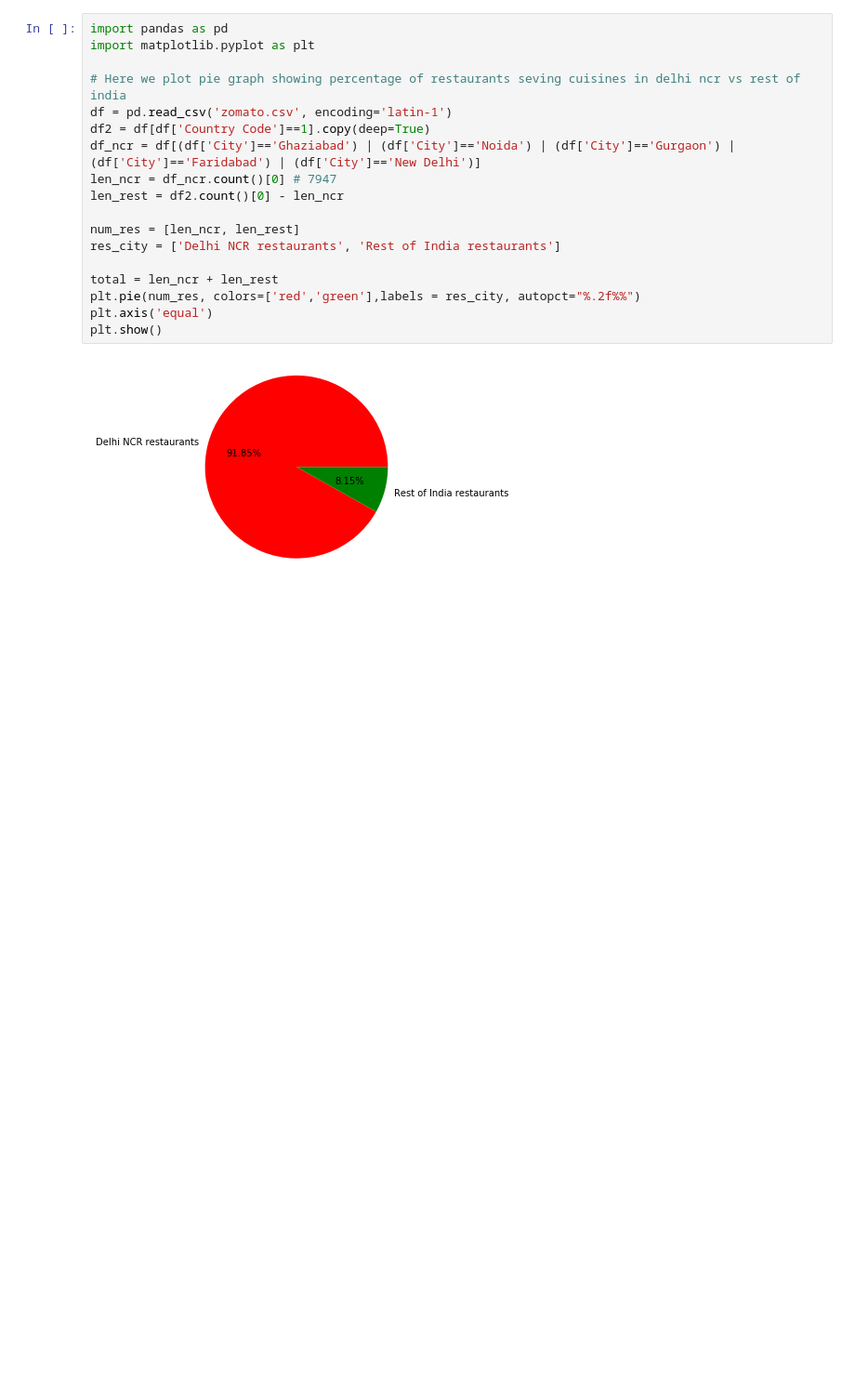
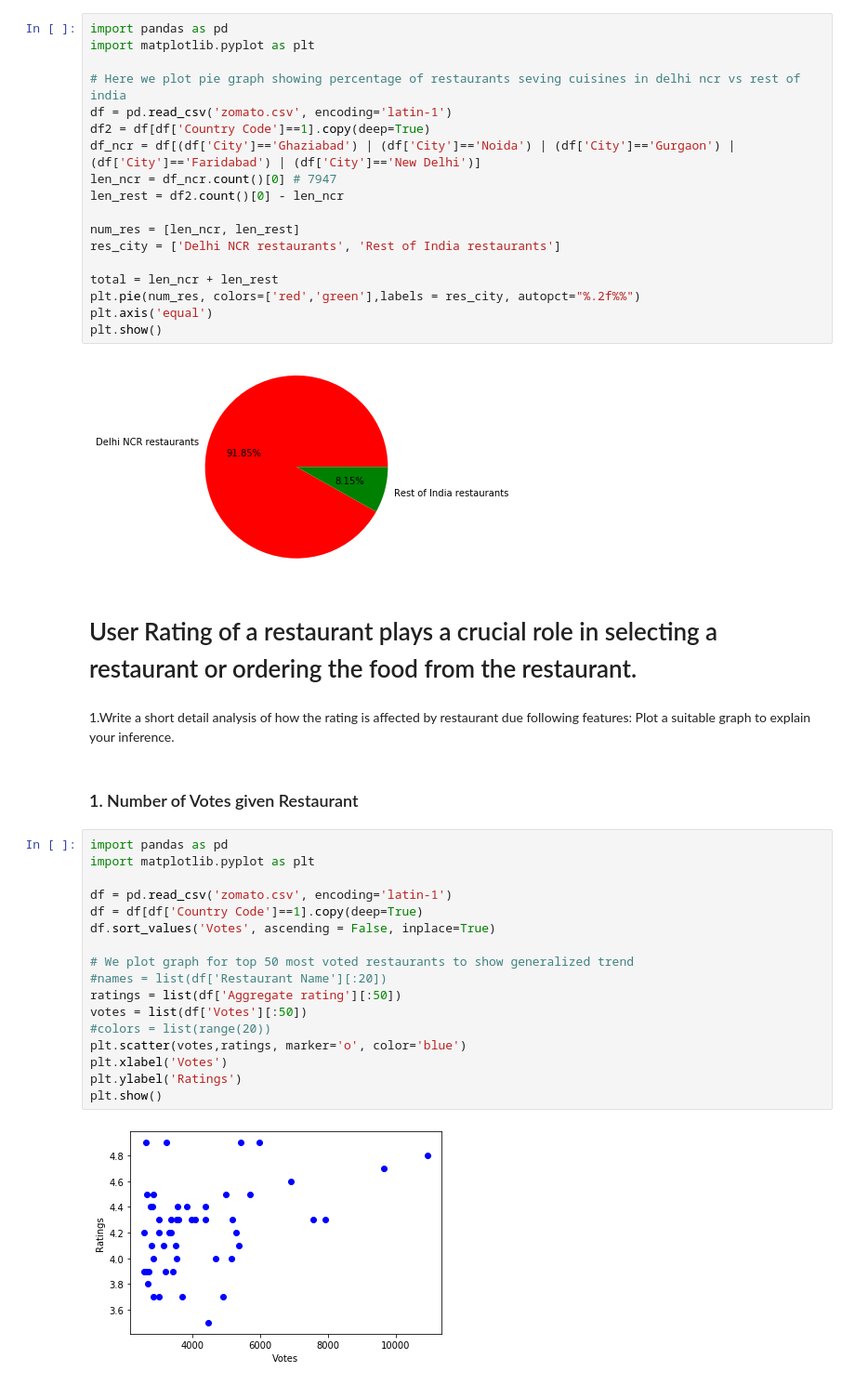
Before and after one commit to sanchit-bhalla/DataScience-and-ML, a Jupyter notebook: Projects/ZomatoAPI/ZomatoAPI_Proect2.ipynb, the cells around one changed output. Shown at 93% size. Cells and saved outputs as stored; diff of their text form; blank space fills up the shorter version.

```diff
--- a/Projects/ZomatoAPI/ZomatoAPI_Proect2.ipynb
+++ b/Projects/ZomatoAPI/ZomatoAPI_Proect2.ipynb
@@ -180,3 +180,29 @@ plt.axis('equal')
 plt.show()
 # %% [output]
 [figure]
+# %% [markdown]
+# User Rating of a restaurant plays a crucial role in selecting a restaurant or ordering the food from the restaurant.
+# %% [markdown]
+1.Write a short detail analysis of how the rating is affected by restaurant due following features: Plot a suitable graph to
+explain your inference.
+# %% [markdown]
+### 1. Number of Votes given Restaurant
+# %%
+import pandas as pd
+import matplotlib.pyplot as plt
+
+df = pd.read_csv('zomato.csv', encoding='latin-1')
+df = df[df['Country Code']==1].copy(deep=True)
+df.sort_values('Votes', ascending = False, inplace=True)
+
+# We plot graph for top 50 most voted restaurants to show generalized trend
+#names = list(df['Restaurant Name'][:20])
+ratings = list(df['Aggregate rating'][:50])
+votes = list(df['Votes'][:50])
+#colors = list(range(20))
+plt.scatter(votes,ratings, marker='o', color='blue')
+plt.xlabel('Votes')
+plt.ylabel('Ratings')
+plt.show()
+# %% [output]
+[figure, added]
```
Also changed, not shown: parts of 19 cells of this notebook, 3 other files.
